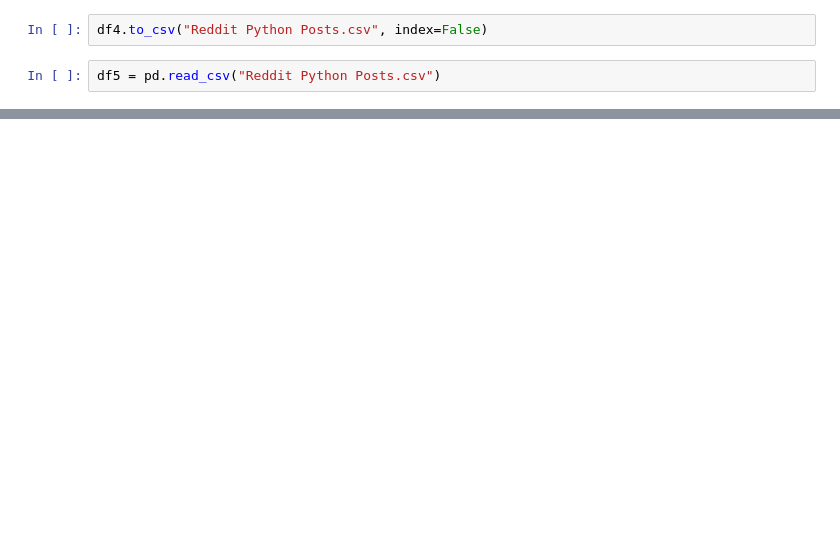
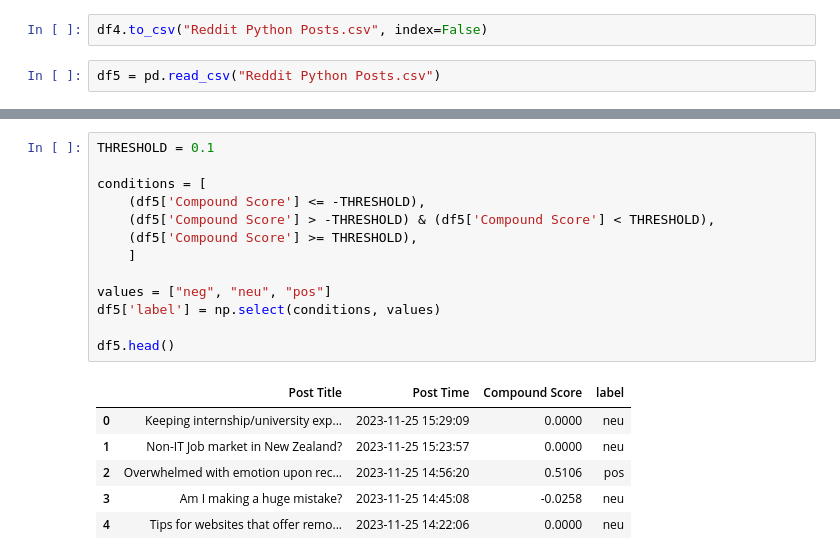
Before and after one commit to cct23062/CA2-Hdip_DA_Business, a Jupyter notebook: CA2_MLB_DV.ipynb, the cells around one changed output, grey strips where cells are left out. Cells and saved outputs as stored; diff of their text form; blank space fills up the shorter version.

```diff
--- a/CA2_MLB_DV.ipynb
+++ b/CA2_MLB_DV.ipynb
@@ -674,0 +738,20 @@ df5.head()
+# %%
+THRESHOLD = 0.1
+
+conditions = [
+    (df5['Compound Score'] <= -THRESHOLD),
+    (df5['Compound Score'] > -THRESHOLD) & (df5['Compound Score'] < THRESHOLD),
+    (df5['Compound Score'] >= THRESHOLD),
+    ]
+
+values = ["neg", "neu", "pos"]
+df5['label'] = np.select(conditions, values)
+
+df5.head()
+# %% [output]
+|  | Post Title | Post Time | Compound Score | label |
+| 0 | Keeping internship/university exp... | 2023-11-25 15:29:09 | 0.0000 | neu |
+| 1 | Non-IT Job market in New Zealand? | 2023-11-25 15:23:57 | 0.0000 | neu |
+| 2 | Overwhelmed with emotion upon rec... | 2023-11-25 14:56:20 | 0.5106 | pos |
+| 3 | Am I making a huge mistake? | 2023-11-25 14:45:08 | -0.0258 | neu |
+| 4 | Tips for websites that offer remo... | 2023-11-25 14:22:06 | 0.0000 | neu |
```
Also changed, not shown: parts of 40 cells of this notebook, 1 other file.
